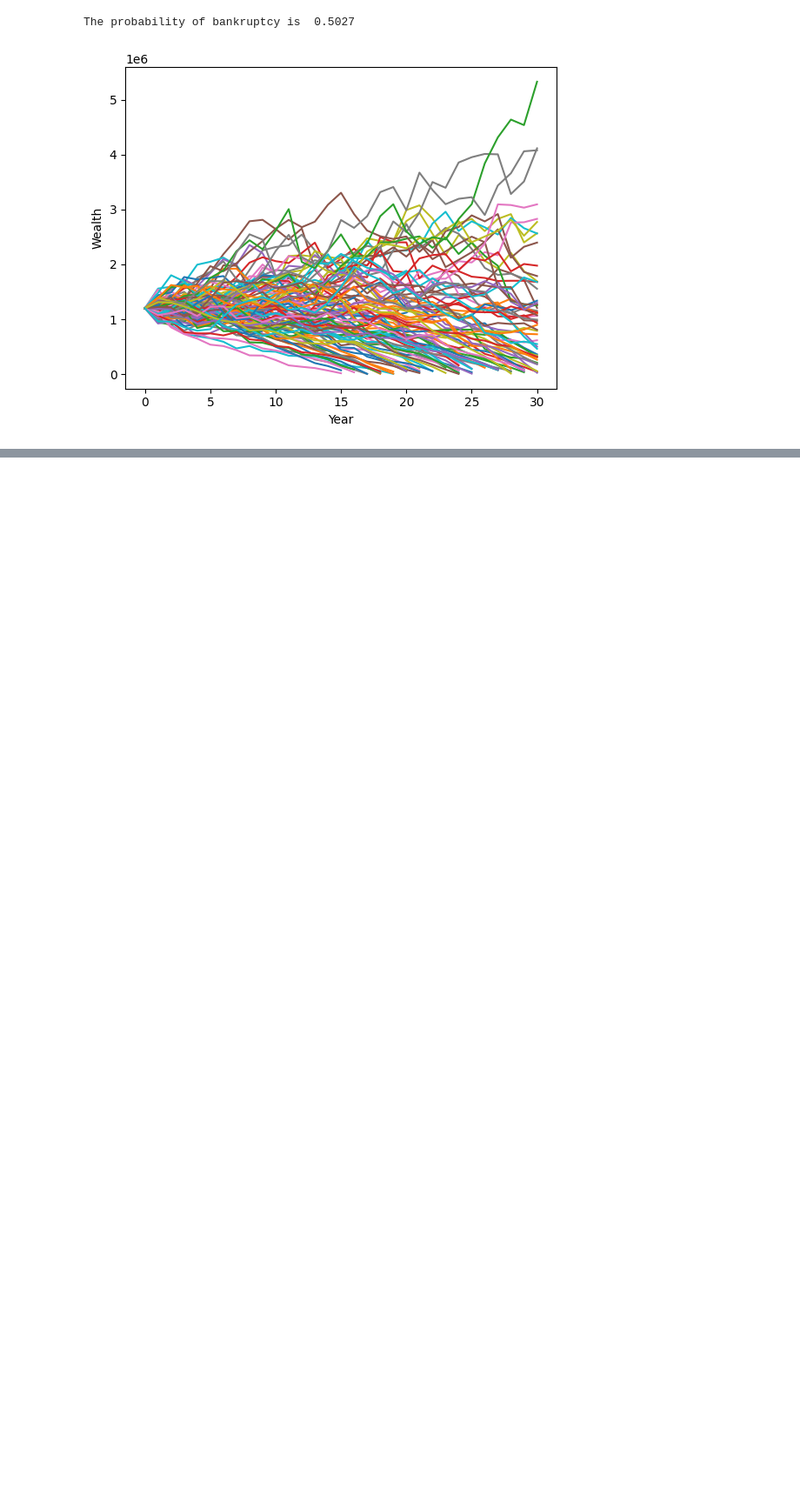
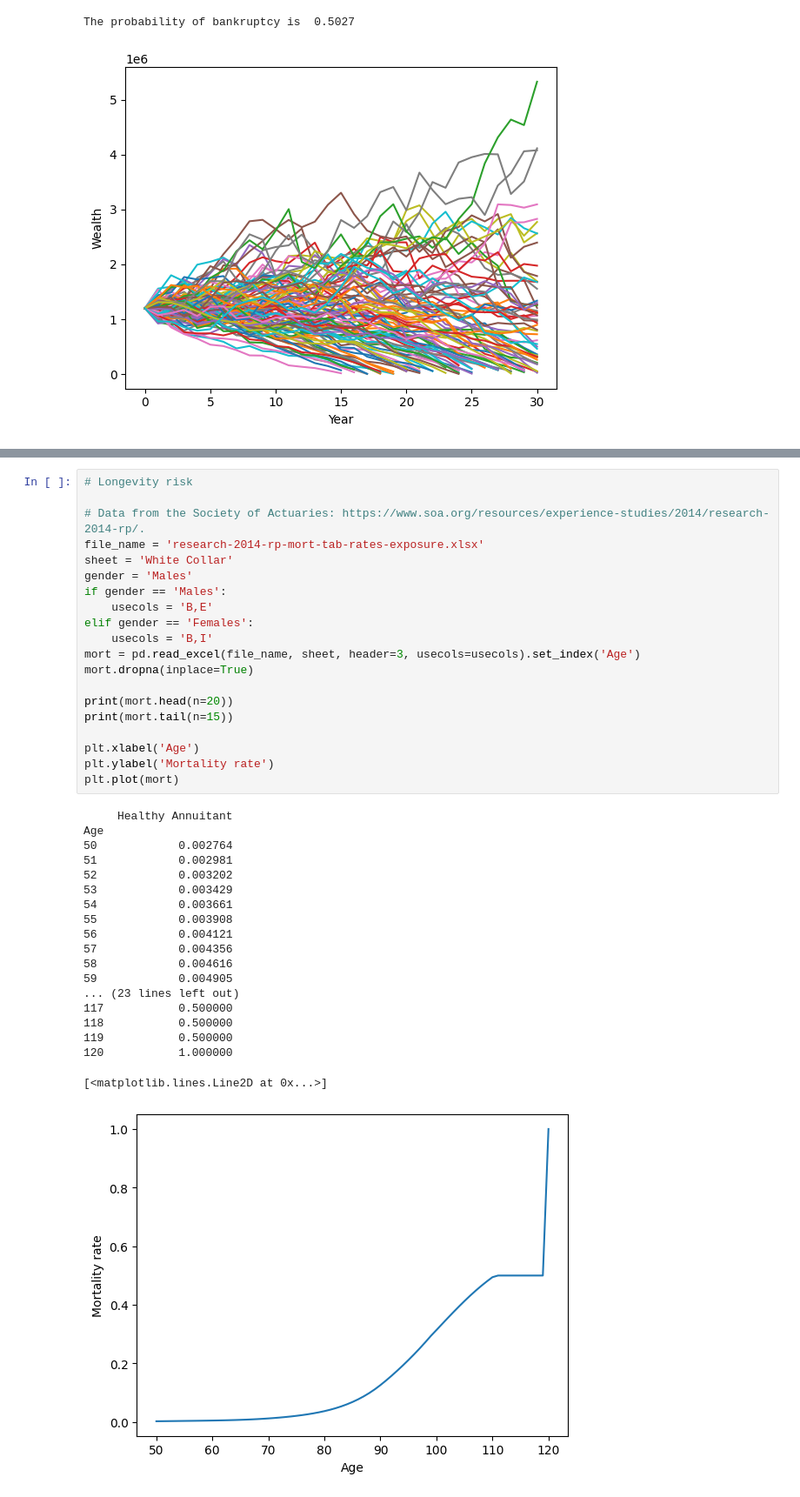
Before and after one commit to piotrwolkowski/robo-advisor, a Jupyter notebook: chapter-5-simulations.ipynb, the cells around one changed output, grey strips where cells are left out. Shown at 87% size. Saved outputs shown, nothing was run; the diff lists cells and outputs as text; blank space fills up the shorter version.

Commit message:
Add longevity risk into simulation.

```diff
--- a/chapter-5-simulations.ipynb
+++ b/chapter-5-simulations.ipynb
@@ -294,0 +323,40 @@ The probability of bankruptcy is  0.5027
+# %%
+# Longevity risk
+
+# Data from the Society of Actuaries: https://www.soa.org/resources/experience-studies/2014/research-2014-rp/.
+file_name = 'research-2014-rp-mort-tab-rates-exposure.xlsx'
+sheet = 'White Collar'
+gender = 'Males'
+if gender == 'Males':
+    usecols = 'B,E'
+elif gender == 'Females':
+    usecols = 'B,I'
+mort = pd.read_excel(file_name, sheet, header=3, usecols=usecols).set_index('Age')
+mort.dropna(inplace=True)
+
+print(mort.head(n=20))
+print(mort.tail(n=15))
+
+plt.xlabel('Age')
+plt.ylabel('Mortality rate')
+plt.plot(mort)
+# %% [output]
+     Healthy Annuitant
+Age
+50            0.002764
+51            0.002981
+52            0.003202
+53            0.003429
+54            0.003661
+55            0.003908
+56            0.004121
+57            0.004356
+58            0.004616
+59            0.004905
+... (23 lines left out)
+117           0.500000
+118           0.500000
+119           0.500000
+120           1.000000
+[<matplotlib.lines.Line2D at 0x...>]
+[figure, added]
```
Also changed, not shown: parts of 4 cells of this notebook, 1 other file.
